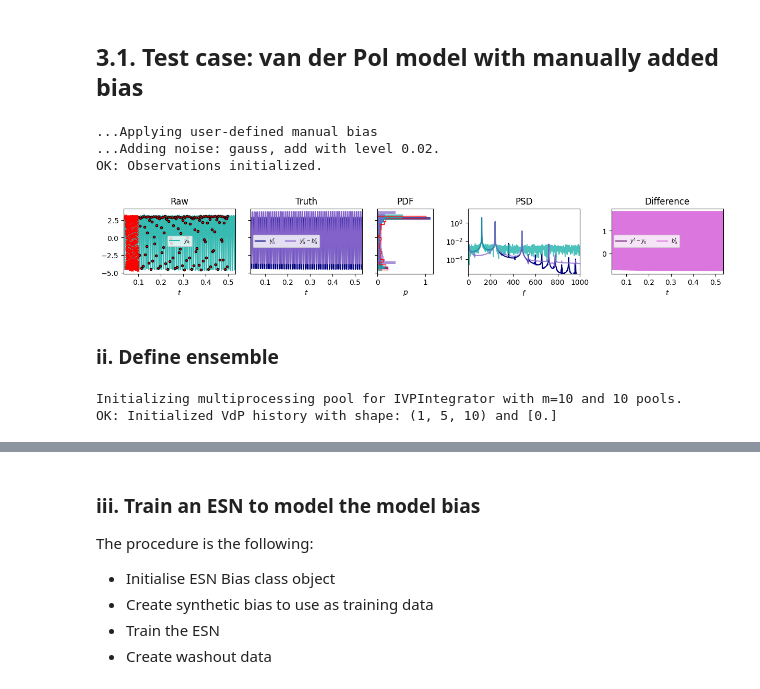
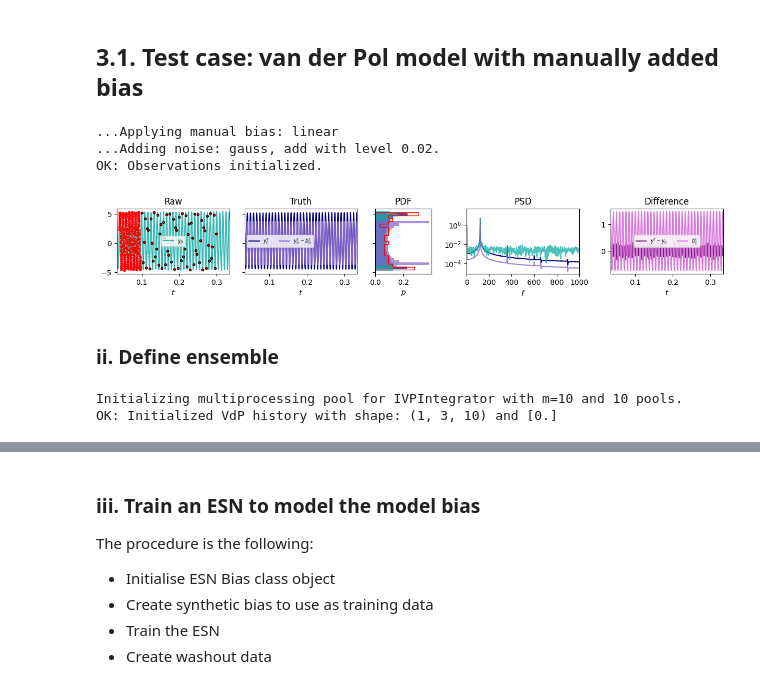
Before and after one commit to andreanovoa/real-time-bias-aware-DA, a Jupyter notebook: scripts/tutorials/1_Introtuction_to_real-time_DA/13_bias-aware-DA-intro.ipynb, the cells around one changed output, grey strips where cells are left out. Cells and saved outputs as stored; diff of their text form; code cells hidden in the pictures.

```diff
--- a/scripts/tutorials/1_Introtuction_to_real-time_DA/13_bias-aware-DA-intro.ipynb
+++ b/scripts/tutorials/1_Introtuction_to_real-time_DA/13_bias-aware-DA-intro.ipynb
@@ -307,38 +307,38 @@ rng = np.random.default_rng(0)
 
 
 
 # The manual bias is a function of state and/or time
 def manual_bias(y, t):
     # Linear function of the state
     # return .2 * y + .3 * np.max(y, axis=0), 'linear'
     # Periodic function of the state
     return 0.5 * np.max(y, axis=0) * np.cos(2 * y / np.max(y, axis=0)), 'periodic'
     # Time-varying bias
     # return .4 * y * np.sin((np.expand_dims(t, -1) * np.pi * 2) ** 2), 'time'
     # return 0.*y, 'None'
 
 
 truth = Observations(model=VdP,
                      t_min=0.5,
                     t_start=0.6,
-                    t_stop=1.,
+                    t_stop=.8,
                     psi0=np.array([2., 1.]),
-                    t_max=2.5,
+                    t_max=1.5,
                     Nt_obs=30,
                     add_noise=True,
                     noise_type='gauss, add',
                     noise_level=0.02,
-                    manual_bias=manual_bias,
+                    manual_bias='linear',
                     include_washout=True
                     )
 
 
 Observations.plot_truth(truth, f_max=1000)
 # %% [output]
-...Applying user-defined manual bias
+...Applying manual bias: linear
 ...Adding noise: gauss, add with level 0.02.
 OK: Observations initialized.
-[figure, old version]
+[figure, new version]
 # %% [markdown]
 ### ii. Define ensemble
 # %%
@@ -350,9 +350,11 @@ results_folder = set_working_directories('VdP_bias')[1]
 
 
 alpha0 = dict(zeta=(40, 50.),
-            beta=(50, 60),
-            kappa=(3, 4),)
+            # beta=(50, 80),
+            # kappa=(3, 5),
+            )
 
+forecast_model = VdP(dt=truth.dt,)
 # alpha0 = dict()
 
 ensemble = Ensemble(results_folder=results_folder, # Folder to save results
@@ -361,14 +363,15 @@ ensemble = Ensemble(results_folder=results_folder, # Folder to save results
                     regularization_factor=1.,
                     inflation_factor=1.0,
                     # Model parameters
-                    parent_model=VdP,
+                    parent_model=forecast_model,
                     m=10,               # Number of ensemble members
                     std_phi=0.1,        # Initial uncertainty in the state
                     std_alpha=alpha0,   # Initial uncertainty in the parameters
+                    alpha_distr='uniform',
                     )
 # %% [output]
 Initializing multiprocessing pool for IVPIntegrator with m=10 and 10 pools.
-OK: Initialized VdP history with shape: (1, 5, 10) and [0.]
+OK: Initialized VdP history with shape: (1, 3, 10) and [0.]
 # %%
 ensemble.visualize_state()
 # %% [output]
```
Also changed, not shown: parts of 17 cells of this notebook, 11 other files.
